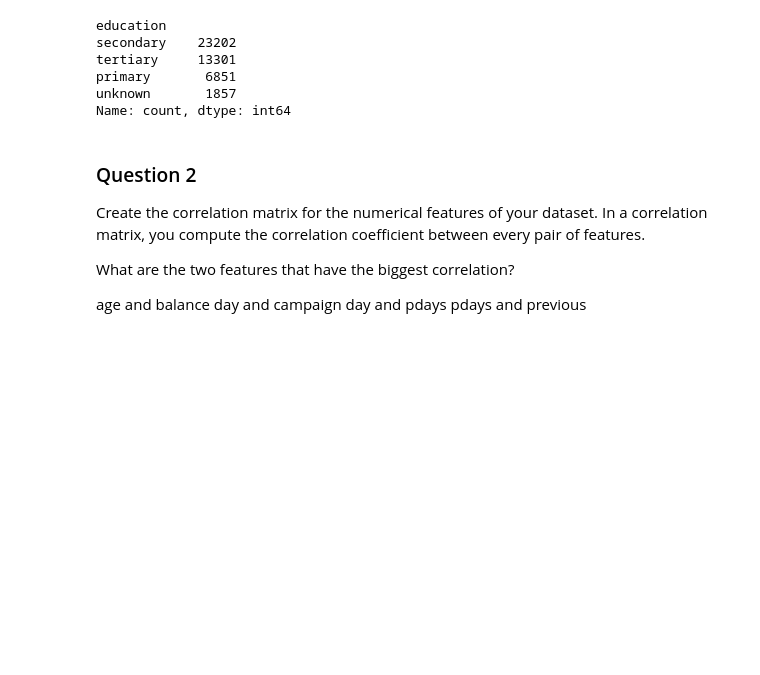
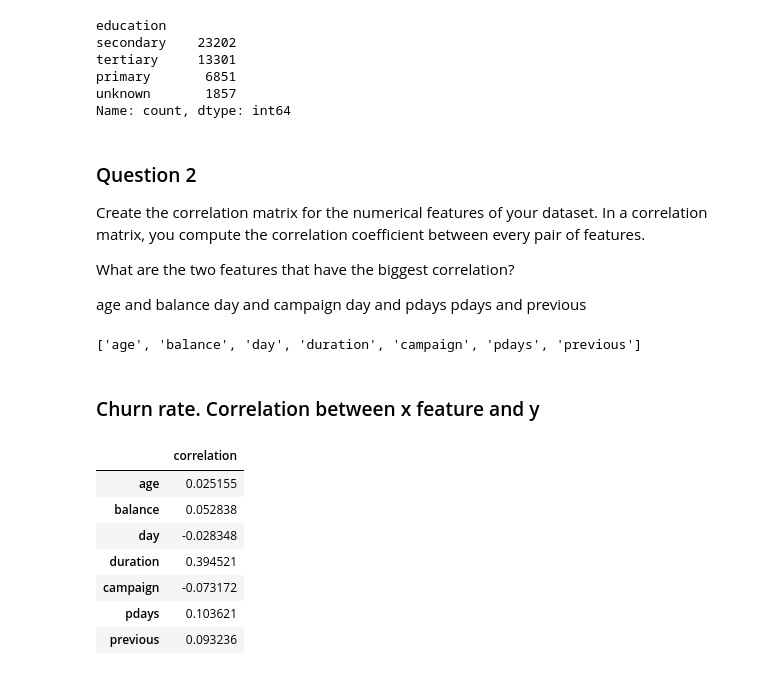
Before and after one commit to elinaharnovich/ml-zoomcamp, a Jupyter notebook: homework_3/homework_3.ipynb, the cells around one changed output. Cells and saved outputs as stored; diff of their text form; code cells hidden in the pictures; blank space fills up the shorter version.

```diff
--- a/homework_3/homework_3.ipynb
+++ b/homework_3/homework_3.ipynb
@@ -67,0 +74,17 @@ pdays and previous
+# %%
+numerical
+# %% [output]
+['age', 'balance', 'day', 'duration', 'campaign', 'pdays', 'previous']
+# %% [markdown]
+### Churn rate. Correlation between x feature and y
+# %%
+df[numerical].corrwith(df.y).to_frame('correlation')
+# %% [output]
+|  | correlation |
+| age | 0.025155 |
+| balance | 0.052838 |
+| day | -0.028348 |
+| duration | 0.394521 |
+| campaign | -0.073172 |
+| pdays | 0.103621 |
+| previous | 0.093236 |
```
Also changed, not shown: parts of 12 cells of this notebook.
